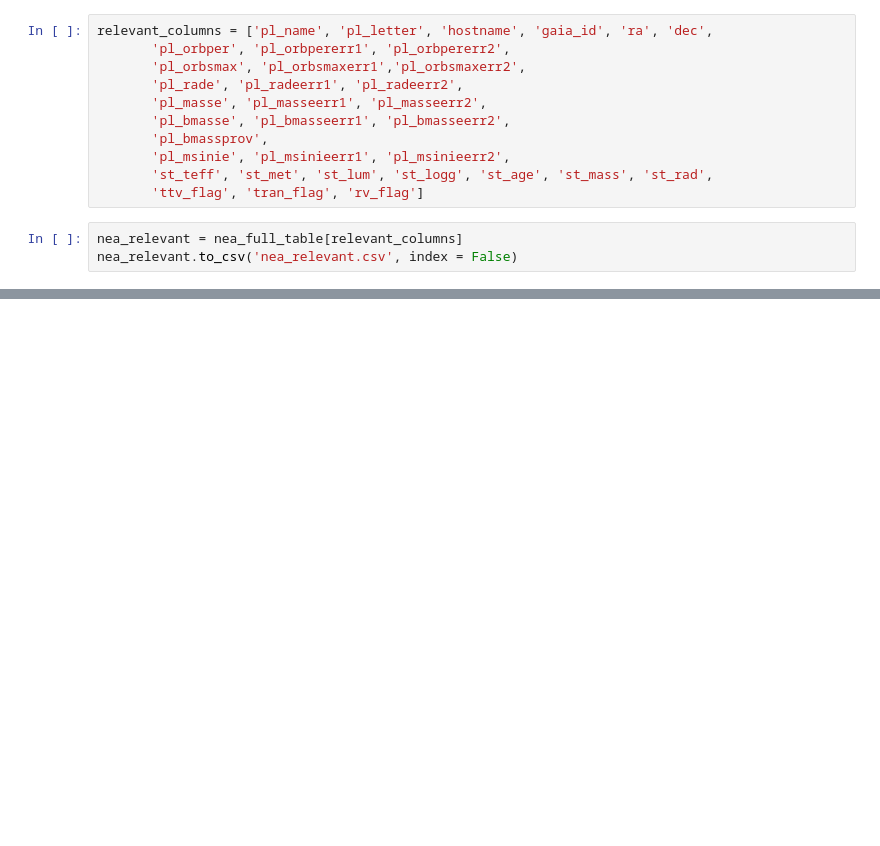
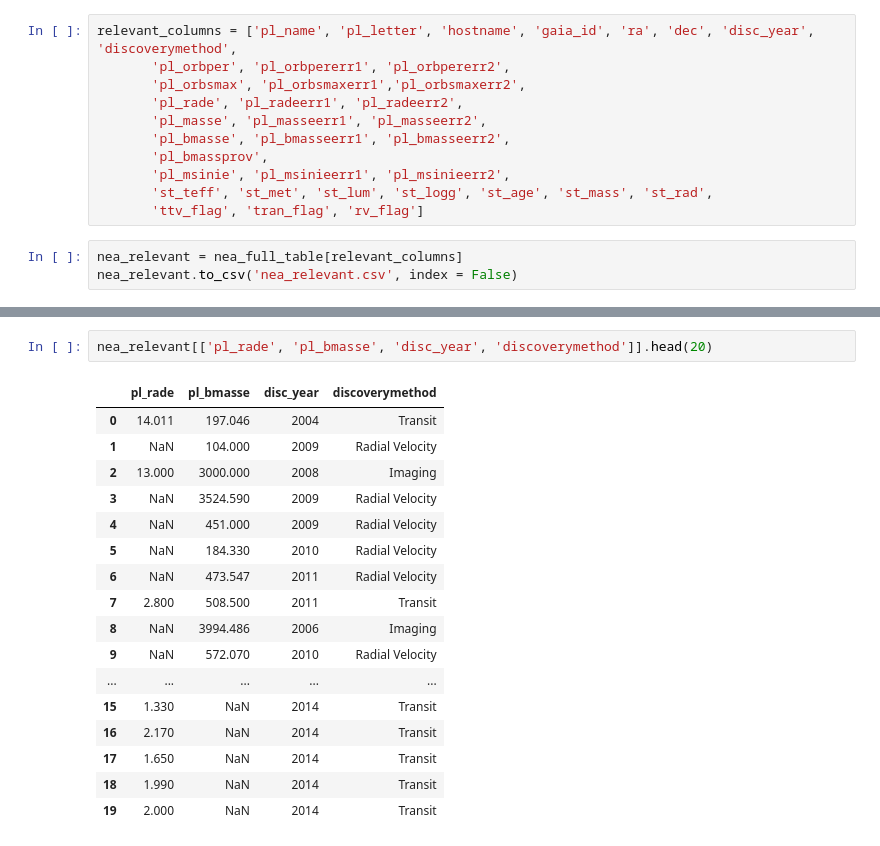
Before and after one commit to vadibekyan/ExoPLots, a Jupyter notebook: exoplanet_visualization.ipynb, the cells around one changed output, grey strips where cells are left out. Saved outputs shown, nothing was run; the diff lists cells and outputs as text; blank space fills up the shorter version.

```diff
--- a/exoplanet_visualization.ipynb
+++ b/exoplanet_visualization.ipynb
@@ -43,5 +39,5 @@ array(['pl_name', 'pl_letter', 'hostname', 'hd_name', 'hip_name',
 # %%
-relevant_columns = ['pl_name', 'pl_letter', 'hostname', 'gaia_id', 'ra', 'dec',
+relevant_columns = ['pl_name', 'pl_letter', 'hostname', 'gaia_id', 'ra', 'dec', 'disc_year', 'discoverymethod',
        'pl_orbper', 'pl_orbpererr1', 'pl_orbpererr2',
        'pl_orbsmax', 'pl_orbsmaxerr1','pl_orbsmaxerr2',
        'pl_rade', 'pl_radeerr1', 'pl_radeerr2',
@@ -56,0 +65,20 @@ nea_relevant.to_csv('nea_relevant.csv', index = False)
+# %%
+nea_relevant[['pl_rade', 'pl_bmasse', 'disc_year', 'discoverymethod']].head(20)
+# %% [output]
+|  | pl_rade | pl_bmasse | disc_year | discoverymethod |
+| 0 | 14.011 | 197.046 | 2004 | Transit |
+| 1 | NaN | 104.000 | 2009 | Radial Velocity |
+| 2 | 13.000 | 3000.000 | 2008 | Imaging |
+| 3 | NaN | 3524.590 | 2009 | Radial Velocity |
+| 4 | NaN | 451.000 | 2009 | Radial Velocity |
+| 5 | NaN | 184.330 | 2010 | Radial Velocity |
+| 6 | NaN | 473.547 | 2011 | Radial Velocity |
+| 7 | 2.800 | 508.500 | 2011 | Transit |
+| 8 | NaN | 3994.486 | 2006 | Imaging |
+| 9 | NaN | 572.070 | 2010 | Radial Velocity |
+| ... | ... | ... | ... | ... |
+| 15 | 1.330 | NaN | 2014 | Transit |
+| 16 | 2.170 | NaN | 2014 | Transit |
+| 17 | 1.650 | NaN | 2014 | Transit |
+| 18 | 1.990 | NaN | 2014 | Transit |
+| 19 | 2.000 | NaN | 2014 | Transit |
```
Also changed, not shown: parts of 15 cells of this notebook, 5 other files.
